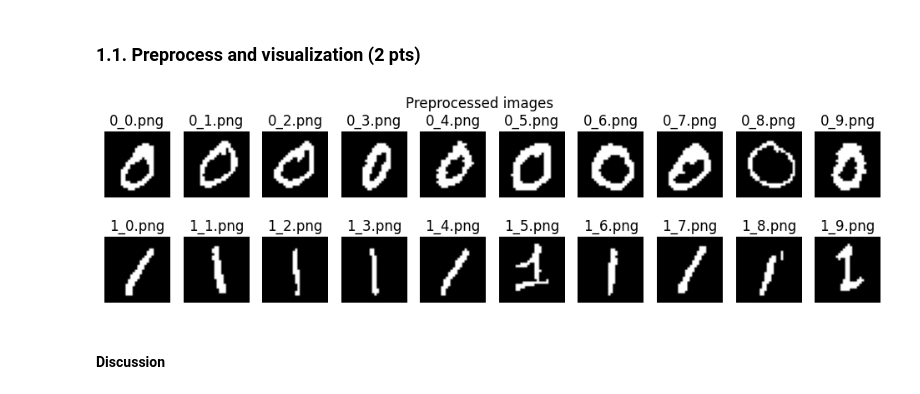
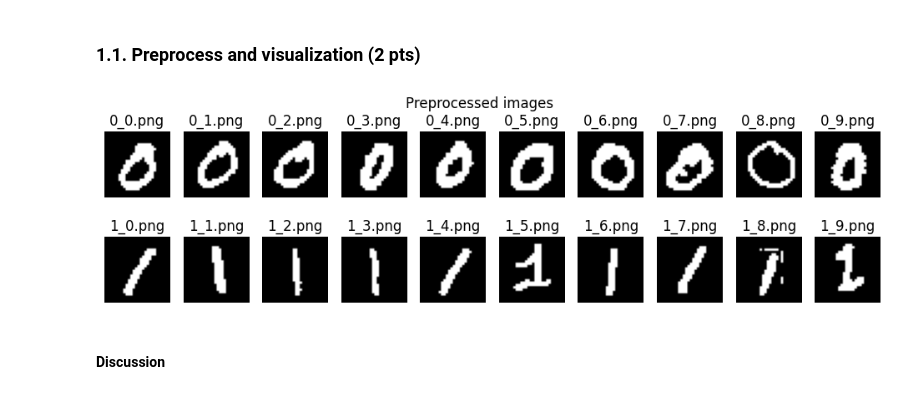
Before and after one commit to OctavioProfeta/iapr, a Jupyter notebook: labs/lab_02_object_description.ipynb, the cells around one changed output. Drawn from its saved outputs; the diff is of its cells as text; code cells hidden in the pictures.

```diff
--- a/labs/lab_02_object_description.ipynb
+++ b/labs/lab_02_object_description.ipynb
@@ -140,27 +145,27 @@ def keep_white(image, threshold):
 # %%
 # TODO: Fill the lists below with your preprocessed images of "0"s and "1"s
 zeros = []
 ones = []
 
 # Ludo: du coup ca donnerais ca juste en dessosu
-zeros = keep_white(zeros_im,150)
-ones = keep_white(ones_im,150)
+zeros = keep_white(zeros_im,50)
+ones = keep_white(ones_im,50)
 # Ludo: le resultat est pas mal en vrai, pourquoi pas
 
 # Plot images
 fig, axes = plt.subplots(2, len(zeros), figsize=(12, 3))
 for ax, im, nm in zip(axes[0], zeros, zeros_names):
     ax.imshow(im, cmap='gray')
     ax.axis('off')
     ax.set_title(nm)
 for ax, im, nm in zip(axes[1], ones, ones_names):
     ax.imshow(im, cmap='gray')
     ax.axis('off')
     ax.set_title(nm)
 fig.suptitle("Preprocessed images")
 plt.show()
 # %% [output]
-[figure, old version]
+[figure, new version]
 # %% [markdown]
 #### Discussion
 # %% [markdown]
```
Also changed, not shown: parts of 2 cells of this notebook.
